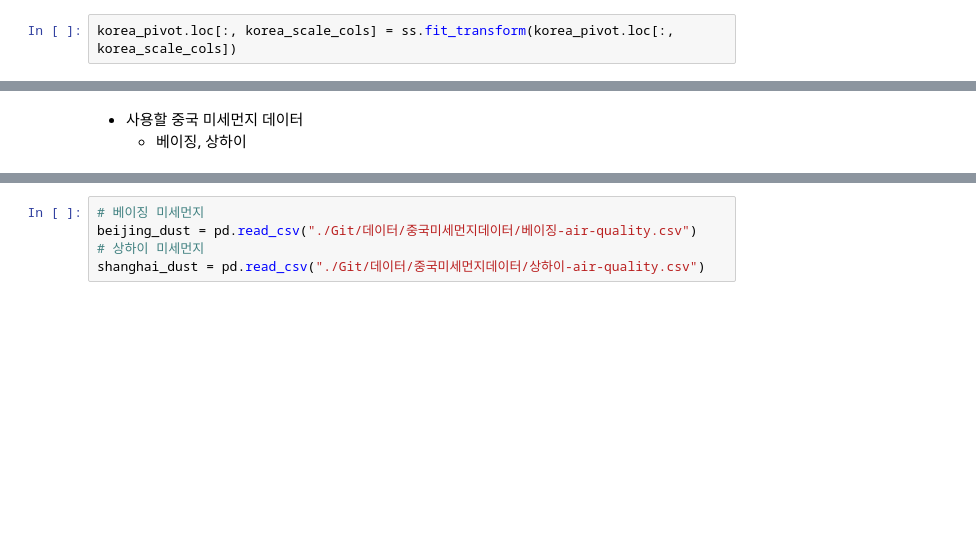
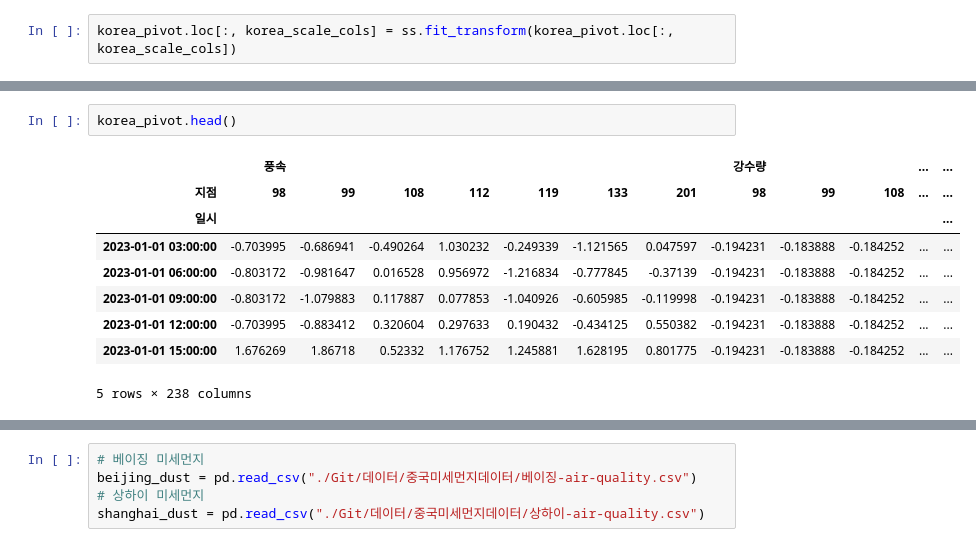
Before and after one commit to sangilhwang/KIT, a Jupyter notebook: FinalProject/02. 프로토타입용 전처리 종합.ipynb, the cells around one changed output, grey strips where cells are left out. Drawn from its saved outputs; the diff is of its cells as text; blank space fills up the shorter version.

```diff
--- a/FinalProject/02. 프로토타입용 전처리 종합.ipynb
+++ b/FinalProject/02. 프로토타입용 전처리 종합.ipynb
@@ -640,3 +319,12 @@ final_df.tail()
-# %% [markdown]
-- 사용할 중국 미세먼지 데이터
-    - 베이징, 상하이
+# %%
+korea_pivot.head()
+# %% [output]
+|  | 풍속 |  |  |  |  |  |  | 강수량 |  |  | ... | ... |
+| 지점 | 98 | 99 | 108 | 112 | 119 | 133 | 201 | 98 | 99 | 108 | ... | ... |
+| 일시 |  |  |  |  |  |  |  |  |  |  |  | ... |
+| 2023-01-01 03:00:00 | -0.703995 | -0.686941 | -0.490264 | 1.030232 | -0.249339 | -1.121565 | 0.047597 | -0.194231 | -0.183888 | -0.184252 | ... | ... |
+| 2023-01-01 06:00:00 | -0.803172 | -0.981647 | 0.016528 | 0.956972 | -1.216834 | -0.777845 | -0.37139 | -0.194231 | -0.183888 | -0.184252 | ... | ... |
+| 2023-01-01 09:00:00 | -0.803172 | -1.079883 | 0.117887 | 0.077853 | -1.040926 | -0.605985 | -0.119998 | -0.194231 | -0.183888 | -0.184252 | ... | ... |
+| 2023-01-01 12:00:00 | -0.703995 | -0.883412 | 0.320604 | 0.297633 | 0.190432 | -0.434125 | 0.550382 | -0.194231 | -0.183888 | -0.184252 | ... | ... |
+| 2023-01-01 15:00:00 | 1.676269 | 1.86718 | 0.52332 | 1.176752 | 1.245881 | 1.628195 | 0.801775 | -0.194231 | -0.183888 | -0.184252 | ... | ... |
+5 rows × 238 columns
```
Also changed, not shown: parts of 92 cells of this notebook, 6 other files.
